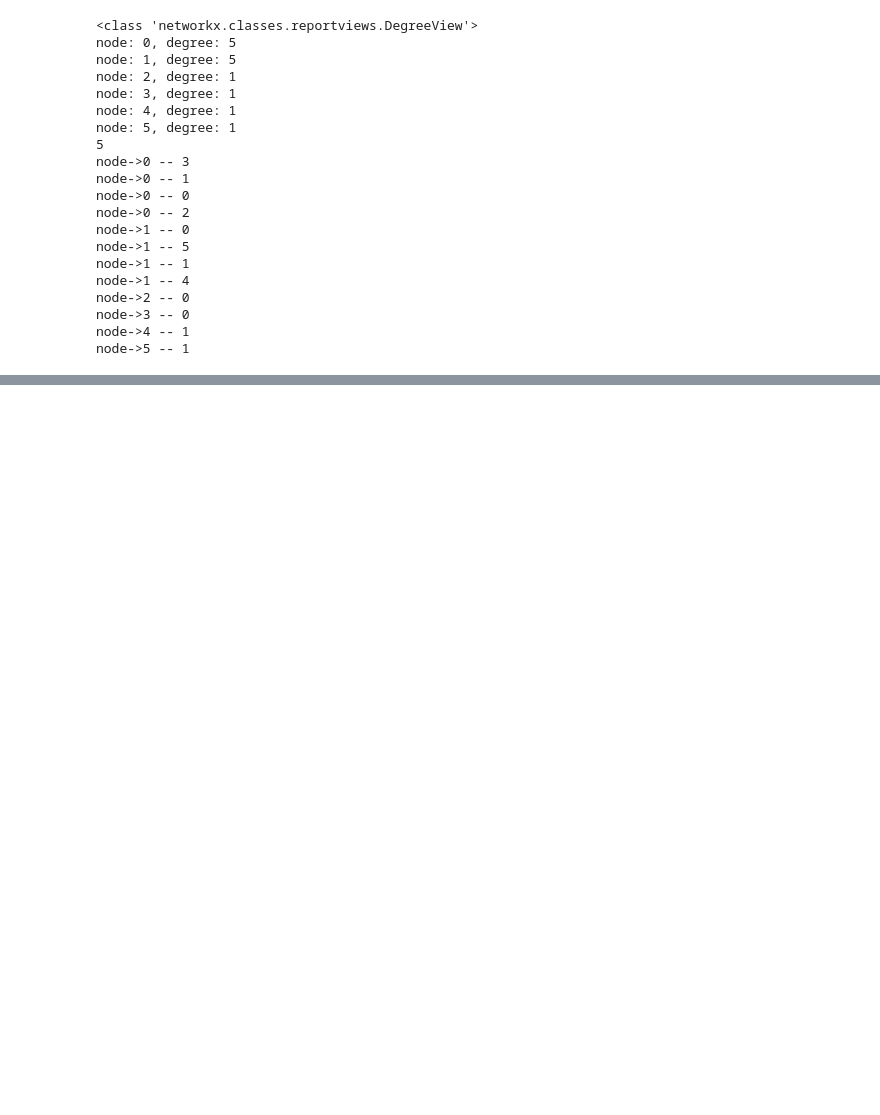
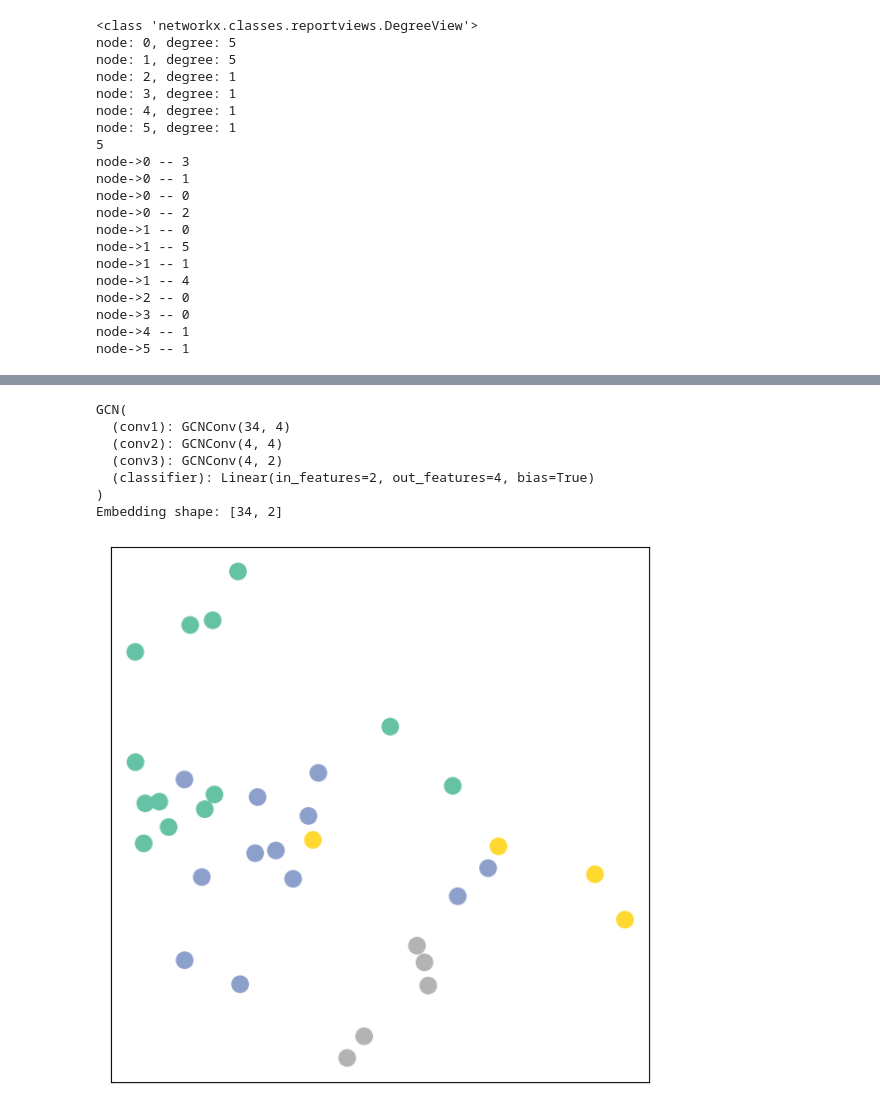
Before and after one commit to SM1991CODES/DeepLearningRobotics, a Jupyter notebook: work_0.ipynb, the cells around one changed output, grey strips where cells are left out. Saved outputs shown, nothing was run; the diff lists cells and outputs as text; code cells hidden in the pictures; blank space fills up the shorter version.

```diff
--- a/work_0.ipynb
+++ b/work_0.ipynb
@@ -123,0 +303,43 @@ node->5 -- 1
+# %%
+import torch
+from torch.nn import Linear
+from torch_geometric.nn import GCNConv
+
+class GCN(torch.nn.Module):
+    def __init__(self):
+        super().__init__()
+        torch.manual_seed(1234)
+        self.conv1 = GCNConv(dataset.num_features, 4)
+        self.conv2 = GCNConv(4, 4)
+        self.conv3 = GCNConv(4, 2)
+        self.classifier = Linear(2, dataset.num_classes)
+
+    def forward(self, x, edge_index):
+        h = self.conv1(x, edge_index)
+        h = h.tanh()
+        h = self.conv2(h, edge_index)
+        h = h.tanh()
+        h = self.conv3(h, edge_index)
+        h = h.tanh()  # Final GNN embedding space.
+
+        # Apply a final (linear) classifier.
+        out = self.classifier(h)
+
+        return out, h
+
+model = GCN()
+print(model)
+
+_, h = model(data.x, data.edge_index)
+print(f'Embedding shape: {list(h.shape)}')
+
+visualize(h, color=data.y)
+# %% [output]
+GCN(
+  (conv1): GCNConv(34, 4)
+  (conv2): GCNConv(4, 4)
+  (conv3): GCNConv(4, 2)
+  (classifier): Linear(in_features=2, out_features=4, bias=True)
+)
+Embedding shape: [34, 2]
+[figure, added]
```
Also changed, not shown: parts of 16 cells of this notebook.
